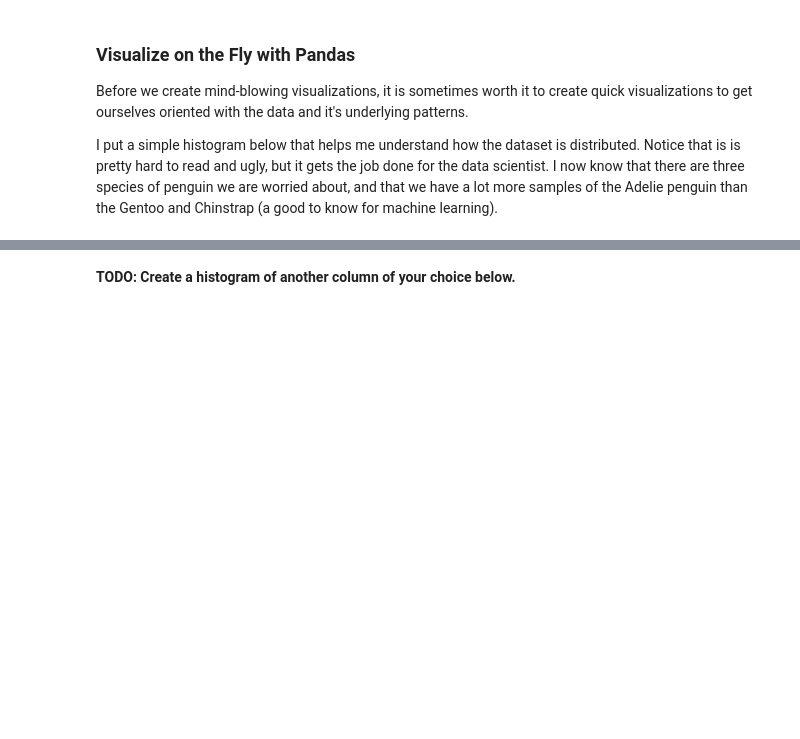
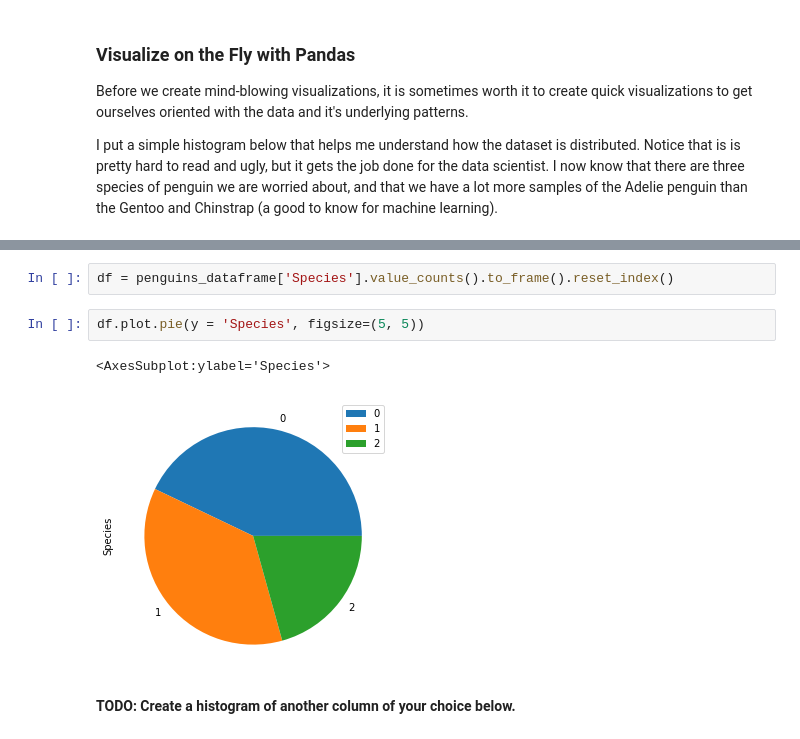
Before and after one commit to ryand0n/SC2022-BatchD-electric-pythons, a Jupyter notebook: Demo/week1/EDA_mini_project.ipynb, the cells around one changed output, grey strips where cells are left out. Cells and saved outputs as stored; diff of their text form; blank space fills up the shorter version.

```diff
--- a/Demo/week1/EDA_mini_project.ipynb
+++ b/Demo/week1/EDA_mini_project.ipynb
@@ -230,3 +242,10 @@ I put a simple histogram below that helps me understand how the dataset is distr
+# %%
+df = penguins_dataframe['Species'].value_counts().to_frame().reset_index()
+# %%
+df.plot.pie(y = 'Species', figsize=(5, 5))
+# %% [output]
+<AxesSubplot:ylabel='Species'>
+[figure, added]
 # %% [markdown]
 **TODO: Create a histogram of another column of your choice below.**
 # %%
```
Also changed, not shown: parts of 5 cells of this notebook, 34 other files.
